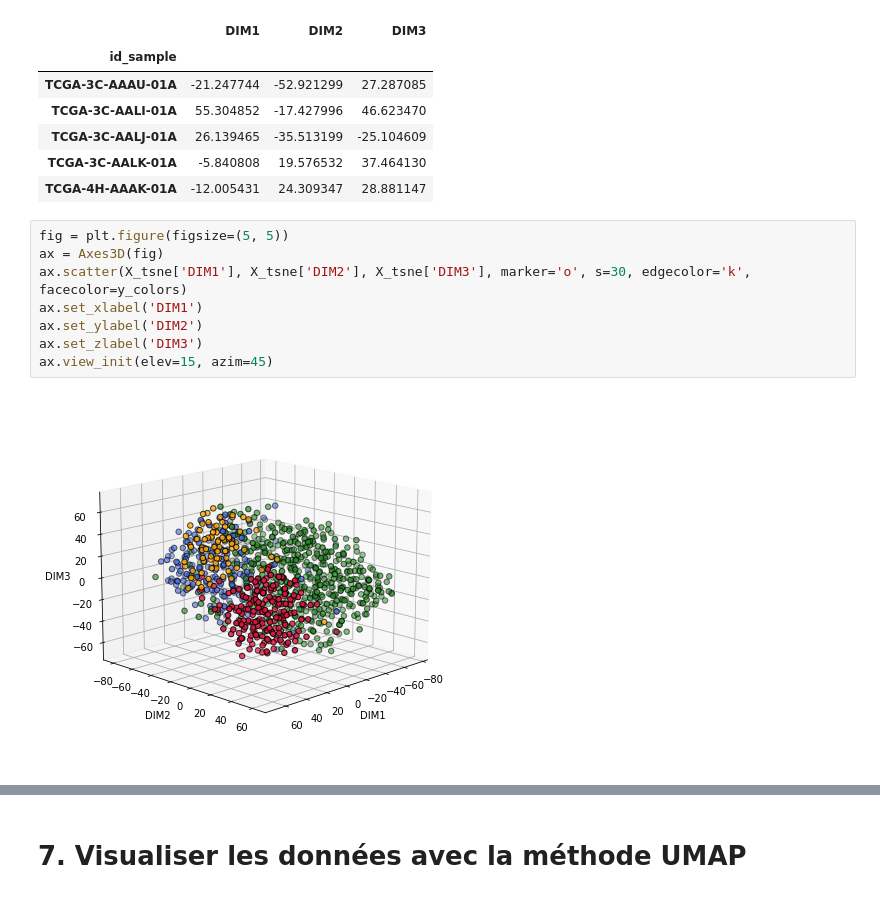
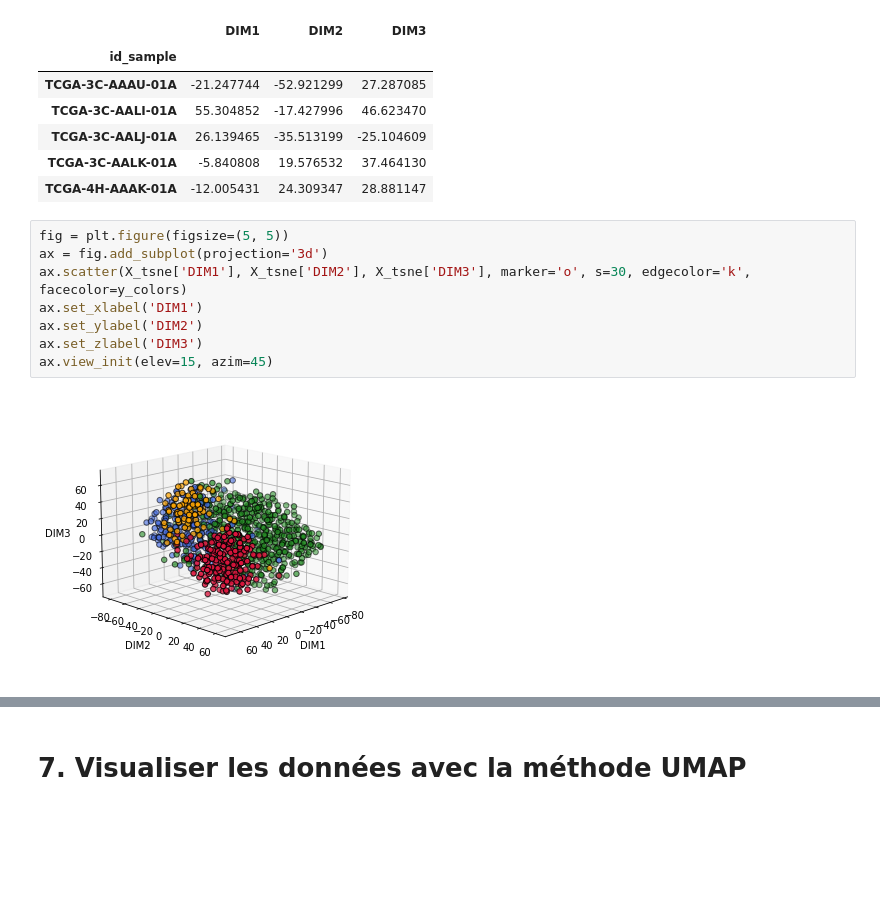
Before and after one commit to epimed/eoc-ai-session-2, a Jupyter notebook: notebook/demo_pca_tsne_umap.ipynb, the cells around one changed output, grey strips where cells are left out. Cells and saved outputs as stored; diff of their text form; blank space fills up the shorter version.

```diff
--- a/notebook/demo_pca_tsne_umap.ipynb
+++ b/notebook/demo_pca_tsne_umap.ipynb
@@ -258,14 +258,14 @@ X_tsne.head()
 | TCGA-4H-AAAK-01A | -12.005431 | 24.309347 | 28.881147 |
 # %%
 fig = plt.figure(figsize=(5, 5))
-ax = Axes3D(fig)
+ax = fig.add_subplot(projection='3d')
 ax.scatter(X_tsne['DIM1'], X_tsne['DIM2'], X_tsne['DIM3'], marker='o', s=30, edgecolor='k', facecolor=y_colors)
 ax.set_xlabel('DIM1')
 ax.set_ylabel('DIM2')
 ax.set_zlabel('DIM3')
 ax.view_init(elev=15, azim=45)
 # %% [output]
-[figure, old version]
+[figure, new version]
 # %%
 tsne.kl_divergence_
 # %% [output]
```
Also changed, not shown: parts of 13 cells of this notebook, 1 other file.
